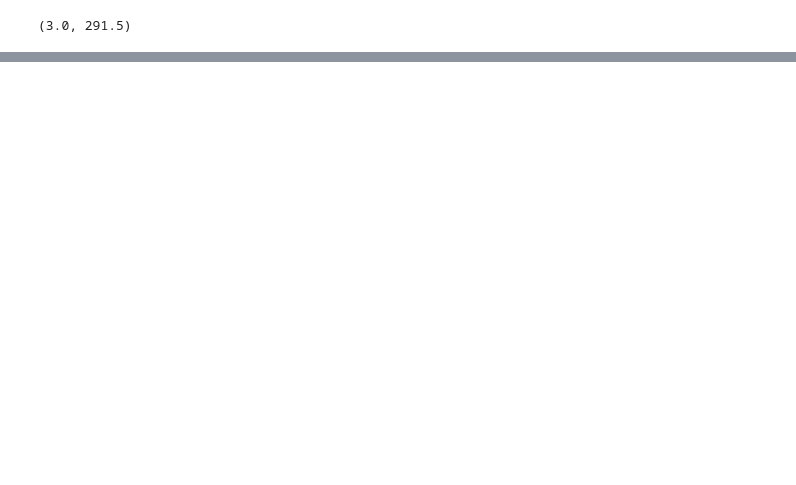
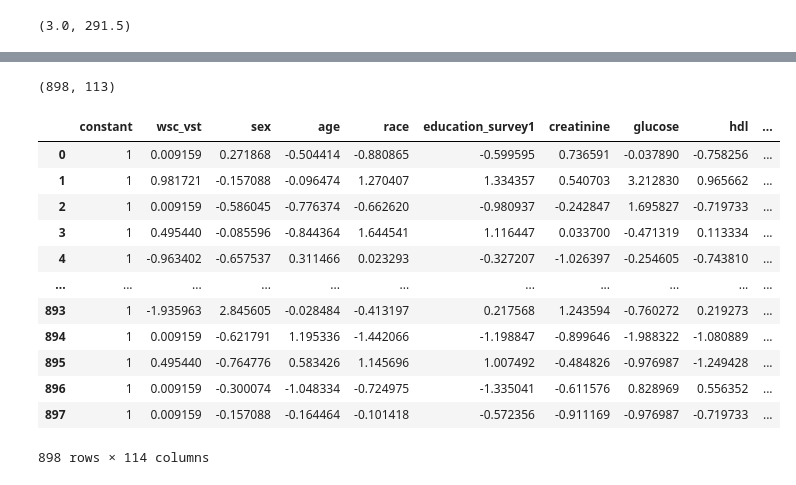
Before and after one commit to pandit-a/dreamteam, a Jupyter notebook: ap_wasobaseline.ipynb, the cells around one changed output, grey strips where cells are left out. Saved outputs shown, nothing was run; the diff lists cells and outputs as text; code cells hidden in the pictures; blank space fills up the shorter version.

```diff
--- a/ap_wasobaseline.ipynb
+++ b/ap_wasobaseline.ipynb
@@ -174,7 +237,10 @@ numeric_transformer = Pipeline(steps=[
 # %%
 preprocessor = ColumnTransformer(
     transformers=[
-        ('num', numeric_transformer, numeric_features)])
+        ('num', numeric_transformer, numeric_features),\
+        ('cat', categorical_transformer, categorical_features)])
+# %%
+prepipe = Pipeline(steps=[('preprocessor', preprocessor)])
 # %%
 pipe = Pipeline(steps=[('preprocessor', preprocessor),('regression', LinearRegression())])
 # %%
@@ -199,0 +271,2 @@ y_train.min(), y_train.max()
+# %%
+Xt = prepipe.fit_transform(X_train)
@@ -199,0 +343,6 @@ y_train.min(), y_train.max()
+# %%
+Xt.shape
+# %% [output]
+(898, 113)
+# %%
+Xt1 = pd.DataFrame(Xt, columns = X_train.columns)
@@ -199,0 +351,16 @@ y_train.min(), y_train.max()
+# %%
+Xt1
+# %% [output]
+|  | constant | wsc_vst | sex | age | race | education_survey1 | creatinine | glucose | hdl | ... |
+| 0 | 1 | 0.009159 | 0.271868 | -0.504414 | -0.880865 | -0.599595 | 0.736591 | -0.037890 | -0.758256 | ... |
+| 1 | 1 | 0.981721 | -0.157088 | -0.096474 | 1.270407 | 1.334357 | 0.540703 | 3.212830 | 0.965662 | ... |
+| 2 | 1 | 0.009159 | -0.586045 | -0.776374 | -0.662620 | -0.980937 | -0.242847 | 1.695827 | -0.719733 | ... |
+| 3 | 1 | 0.495440 | -0.085596 | -0.844364 | 1.644541 | 1.116447 | 0.033700 | -0.471319 | 0.113334 | ... |
+| 4 | 1 | -0.963402 | -0.657537 | 0.311466 | 0.023293 | -0.327207 | -1.026397 | -0.254605 | -0.743810 | ... |
+| ... | ... | ... | ... | ... | ... | ... | ... | ... | ... | ... |
+| 893 | 1 | -1.935963 | 2.845605 | -0.028484 | -0.413197 | 0.217568 | 1.243594 | -0.760272 | 0.219273 | ... |
+| 894 | 1 | 0.009159 | -0.621791 | 1.195336 | -1.442066 | -1.198847 | -0.899646 | -1.988322 | -1.080889 | ... |
+| 895 | 1 | 0.495440 | -0.764776 | 0.583426 | 1.145696 | 1.007492 | -0.484826 | -0.976987 | -1.249428 | ... |
+| 896 | 1 | 0.009159 | -0.300074 | -1.048334 | -0.724975 | -1.335041 | -0.611576 | 0.828969 | 0.556352 | ... |
+| 897 | 1 | 0.009159 | -0.157088 | -0.164464 | -0.101418 | -0.572356 | -0.911169 | -0.976987 | -0.719733 | ... |
+898 rows × 114 columns
```
Also changed, not shown: parts of 60 cells of this notebook.
